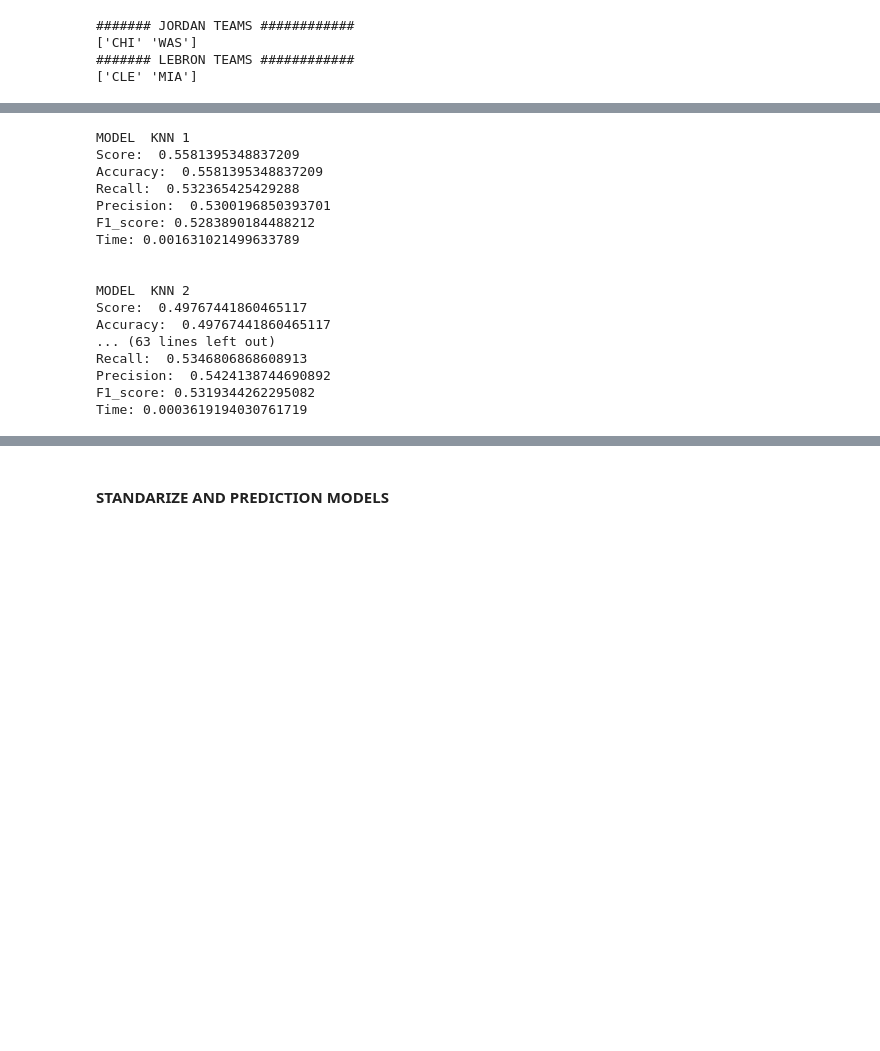
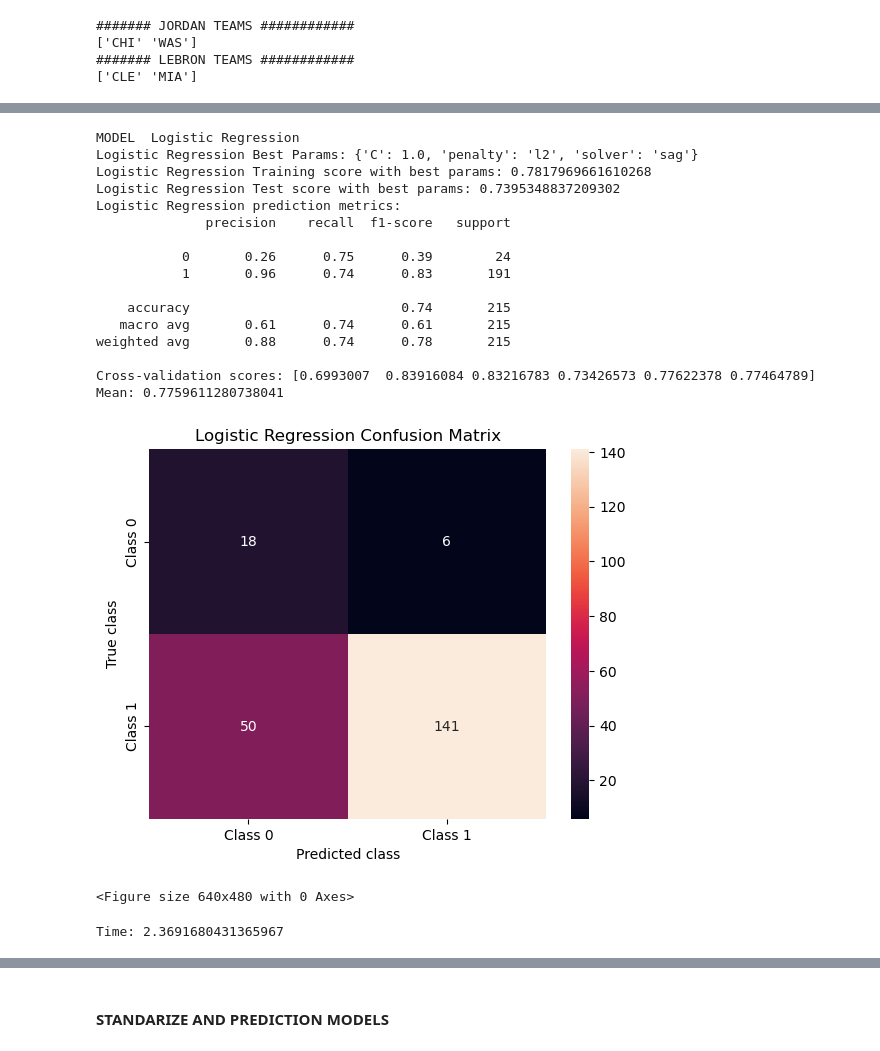
Before and after one commit to jonaprg/Jordan_vs_Lebron_Prediction, a Jupyter notebook: notebooks/develop/LebronVsJordanPrediction.ipynb, the cells around one changed output, grey strips where cells are left out. Drawn from its saved outputs; the diff is of its cells as text; code cells hidden in the pictures; blank space fills up the shorter version.

Commit message:
Added gridsearchcv and cross validation

```diff
--- a/notebooks/develop/LebronVsJordanPrediction.ipynb
+++ b/notebooks/develop/LebronVsJordanPrediction.ipynb
@@ -179,0 +164,4 @@ def evaluateModel(name, model, X_train, X_test, y_train, y_test):
+# %%
+features = ["fg","fgp", "ft", "fta","threeatt","stl","pts", "game_score"]
+X_jordan = jordan_dataset.loc[:, features]
+y_jordan = jordan_dataset.loc[:, 'team']
@@ -179,0 +202,10 @@ def evaluateModel(name, model, X_train, X_test, y_train, y_test):
+# %%
+def logisticRegression(X_train, X_test, y_train, y_test):
+    logisticRegression = LogisticRegression(fit_intercept=True, tol=0.001 ,class_weight='balanced')
+
+    lr_params = {
+        'C': [0.1, 1.0, 10.0, 100.0, 1000.0],
+        'penalty': ['l1', 'l2', 'elasticnet', 'none'],
+        'solver': ['lbfgs', 'sag', 'saga']
+    }
+    hyperparametresForModels('Logistic Regression', logisticRegression, lr_params, X_train, X_test, y_train, y_test)
@@ -180,5 +245,2 @@ def evaluateModel(name, model, X_train, X_test, y_train, y_test):
 # %%
 X_train, X_test, y_train, y_test = train_test_split(X_jordan, y_jordan, train_size=0.8, random_state=40)
-# %%
-logisticRegression = LogisticRegression(C=1.0, fit_intercept=True, penalty='l2', tol=0.0001)
-evaluateModel('Logistic Regression', logisticRegression, X_train, X_test, y_train, y_test)
@@ -217,23 +247,22 @@ Time: 0.04194474220275879
-# %%
-for k in range(1, 10):
-    knn = KNeighborsClassifier(n_neighbors=k)
-    evaluateModel('KNN ' + str(k), knn, X_train, X_test, y_train, y_test)
-    print("\n")
-# %% [output]
-MODEL  KNN 1
-Score:  0.5581395348837209
-Accuracy:  0.5581395348837209
-Recall:  0.532365425429288
-Precision:  0.5300196850393701
-F1_score: 0.5283890184488212
-Time: 0.001631021499633789
-
-
-MODEL  KNN 2
-Score:  0.49767441860465117
-Accuracy:  0.49767441860465117
-... (63 lines left out)
-Recall:  0.5346806868608913
-Precision:  0.5424138744690892
-F1_score: 0.5319344262295082
-Time: 0.0003619194030761719
+# %%
+logisticRegression(X_train, X_test, y_train, y_test)
+# %% [output]
+MODEL  Logistic Regression
+Logistic Regression Best Params: {'C': 1.0, 'penalty': 'l2', 'solver': 'sag'}
+Logistic Regression Training score with best params: 0.7817969661610268
+Logistic Regression Test score with best params: 0.7395348837209302
+Logistic Regression prediction metrics:
+              precision    recall  f1-score   support
+
+           0       0.26      0.75      0.39        24
+           1       0.96      0.74      0.83       191
+
+    accuracy                           0.74       215
+   macro avg       0.61      0.74      0.61       215
+weighted avg       0.88      0.74      0.78       215
+
+Cross-validation scores: [0.6993007  0.83916084 0.83216783 0.73426573 0.77622378 0.77464789]
+Mean: 0.7759611280738041
+[figure, added]
+<Figure size 640x480 with 0 Axes>
+Time: 2.3691680431365967
```
Also changed, not shown: parts of 34 cells of this notebook.
